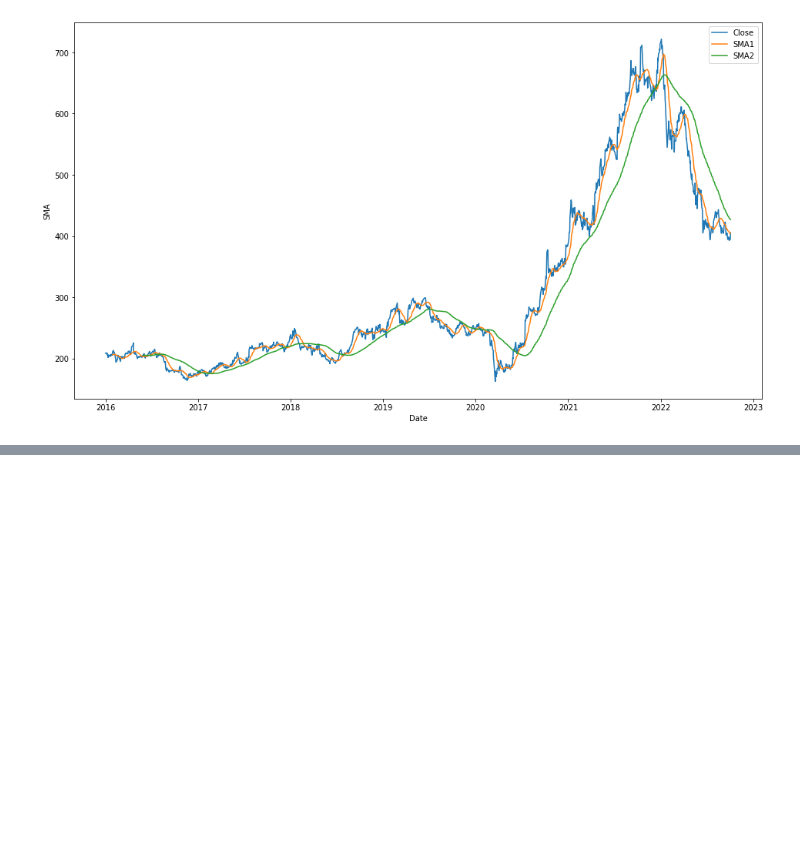
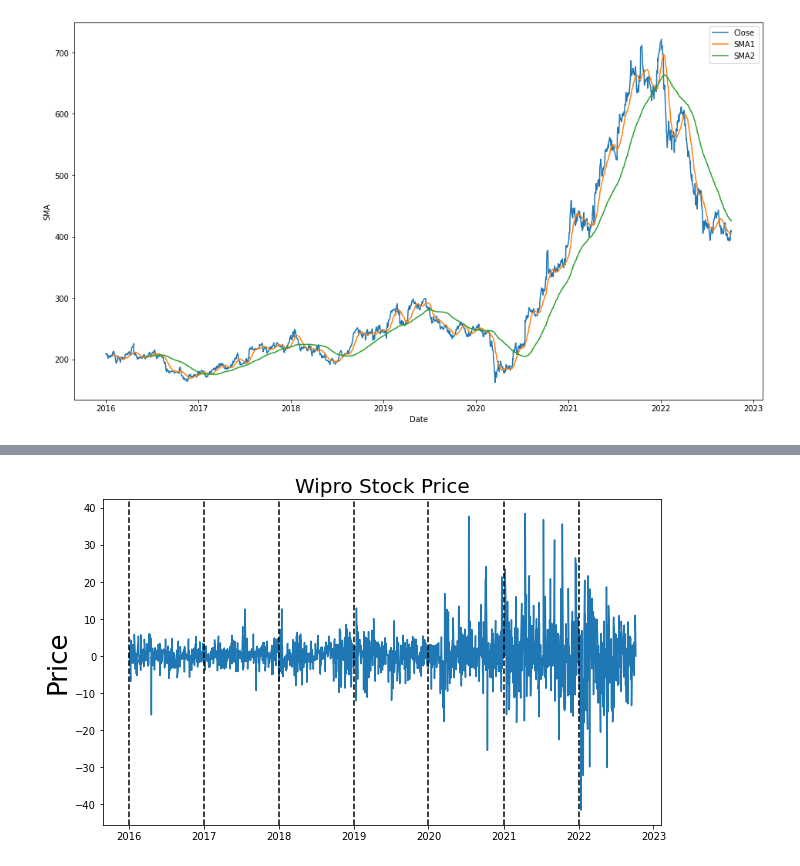
Before and after one commit to omsouravsharma/Python_for_algorithmic_trading-, a Jupyter notebook: ASM.ipynb, the cells around one changed output, grey strips where cells are left out. Saved outputs shown, nothing was run; the diff lists cells and outputs as text; code cells hidden in the pictures; blank space fills up the shorter version.

```diff
--- a/ASM.ipynb
+++ b/ASM.ipynb
@@ -61,0 +78,7 @@ Read books
+# %%
+# take first difference
+first_diff = wipro_df.Close.values[1:] - wipro_df.Close.values[:-1]
+first_diff = np.concatenate([first_diff, [0]])
+# %%
+# set first differnce as variable in dataframe
+wipro_df['first_difference'] = first_diff
@@ -61,0 +95,9 @@ Read books
+# %%
+plt.figure(figsize = (10,6))
+plt.plot(wipro_df.first_difference)
+plt.title(f"Wipro Stock Price", fontsize=20)
+plt.ylabel("Price", fontsize=26)
+for year in range(2016,2023):
+    plt.axvline(pd.to_datetime(str(year)+'-01-01'), color= 'k',linestyle='--')
+# %% [output]
+[figure, added]
```
Also changed, not shown: parts of 11 cells of this notebook, 6 other files.
